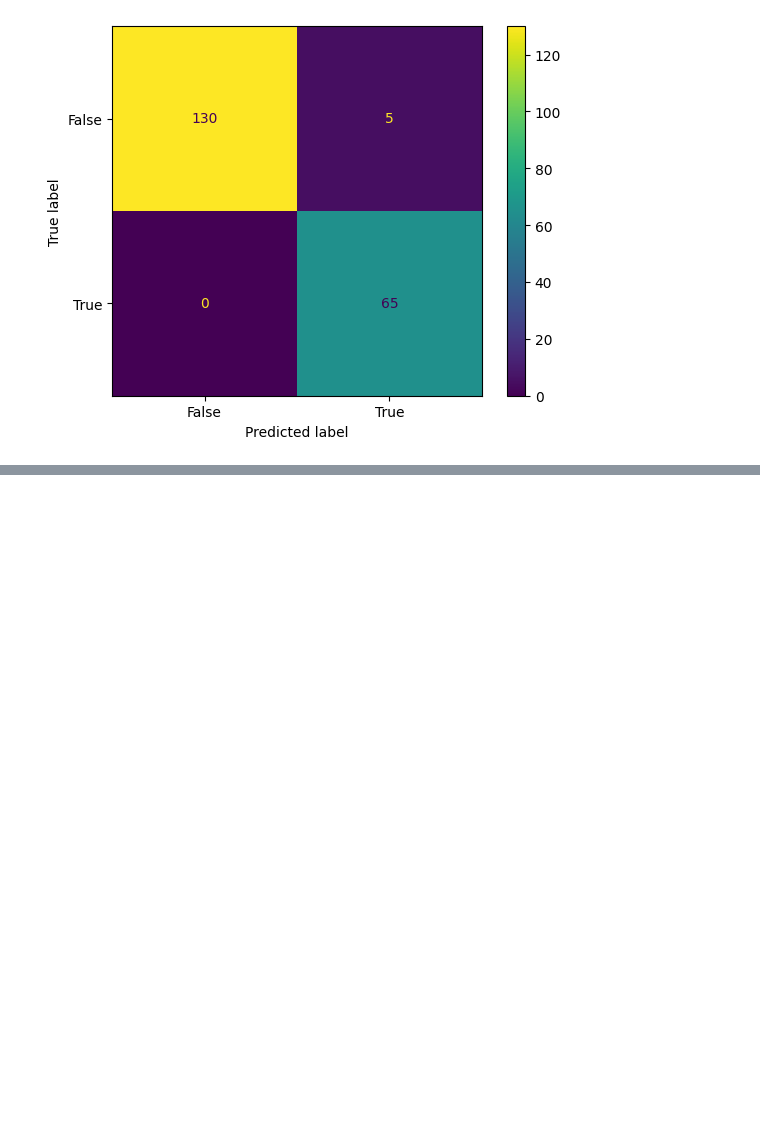
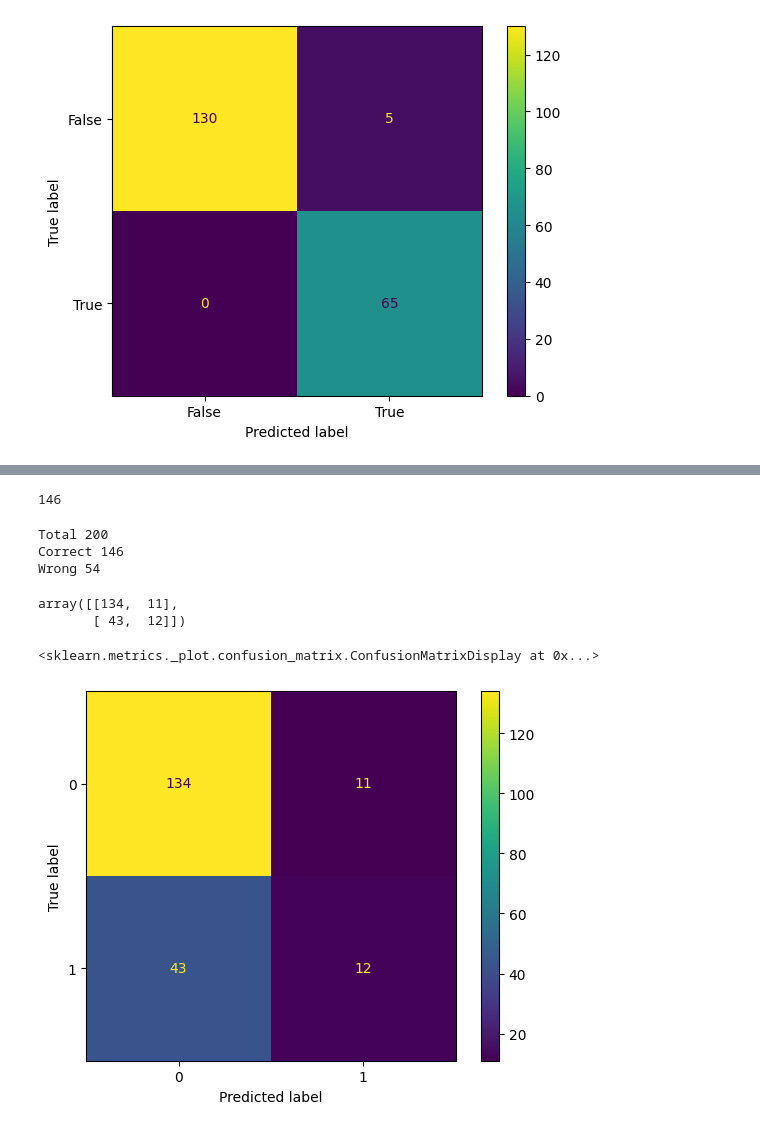
Before and after one commit to smsophiemi/ECS-171-Final-Project, a Jupyter notebook: Project.ipynb, the cells around one changed output, grey strips where cells are left out. Drawn from its saved outputs; the diff is of its cells as text; code cells hidden in the pictures; blank space fills up the shorter version.

Commit message:
2nd model - neural net

```diff
--- a/Project.ipynb
+++ b/Project.ipynb
@@ -330,0 +335,3 @@ array([[130,   5],
+# %%
+df_avg = df.drop(columns=['math score', 'reading score', 'writing score'])
+df_avg
@@ -330,0 +352,18 @@ array([[130,   5],
+# %%
+from sklearn.model_selection import train_test_split
+
+X_train, X_test, y_train, y_test = train_test_split(df_avg.drop(['avg score', 'passed'], axis=1), df_avg['passed'], test_size=0.2, random_state=21)
+
+
+from keras.models import Sequential
+from keras.layers import Dense
+
+classifier = Sequential() # Initialising the ANN
+
+classifier.add(Dense(units = 16, activation = 'relu', input_dim = 5))
+classifier.add(Dense(units = 8, activation = 'tanh'))
+classifier.add(Dense(units = 6, activation = 'linear'))
+classifier.add(Dense(units = 1, activation = 'sigmoid'))
+# %%
+classifier.compile(optimizer = 'rmsprop', loss = 'binary_crossentropy')
+classifier.fit(X_train.astype(float), y_train, batch_size = 1, epochs = 10)
@@ -330,0 +392,4 @@ array([[130,   5],
+# %%
+yhat_test = classifier.predict(X_test.astype(float))
+yhat_test = [ 1 if y>=0.5 else 0 for y in yhat_test ]
+yhat_test
@@ -330,0 +470,26 @@ array([[130,   5],
+# %%
+testdf.correct.sum()
+# %% [output]
+146
+# %%
+print("Total " + str(testdf.shape[0]))
+print("Correct " + str(testdf.correct.sum()))
+print("Wrong " + str(testdf.shape[0] - testdf.correct.sum()))
+# %% [output]
+Total 200
+Correct 146
+Wrong 54
+# %%
+from sklearn.metrics import confusion_matrix, ConfusionMatrixDisplay
+
+# Let's create our confusion matrix and display it
+myconfusionmatrix = confusion_matrix(y_test, yhat_test)
+display(myconfusionmatrix)
+
+mycmdisp = ConfusionMatrixDisplay(confusion_matrix=myconfusionmatrix)
+mycmdisp.plot()
+# %% [output]
+array([[134,  11],
+       [ 43,  12]])
+<sklearn.metrics._plot.confusion_matrix.ConfusionMatrixDisplay at 0x...>
+[figure, added]
```
Also changed, not shown: parts of 9 cells of this notebook, 1 other file.
